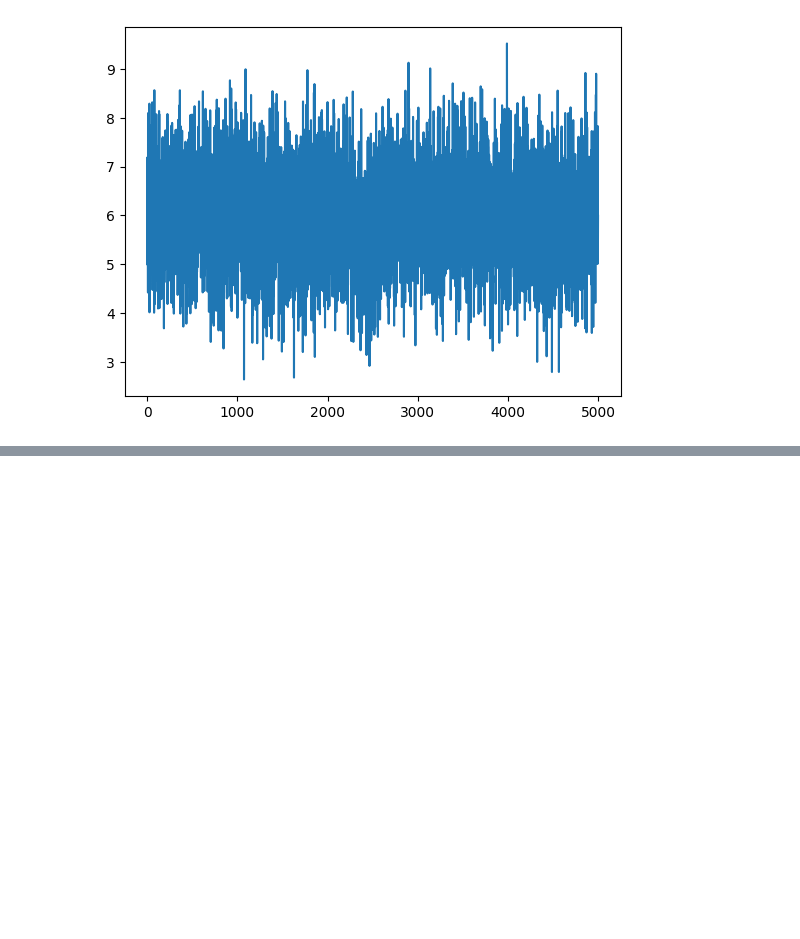
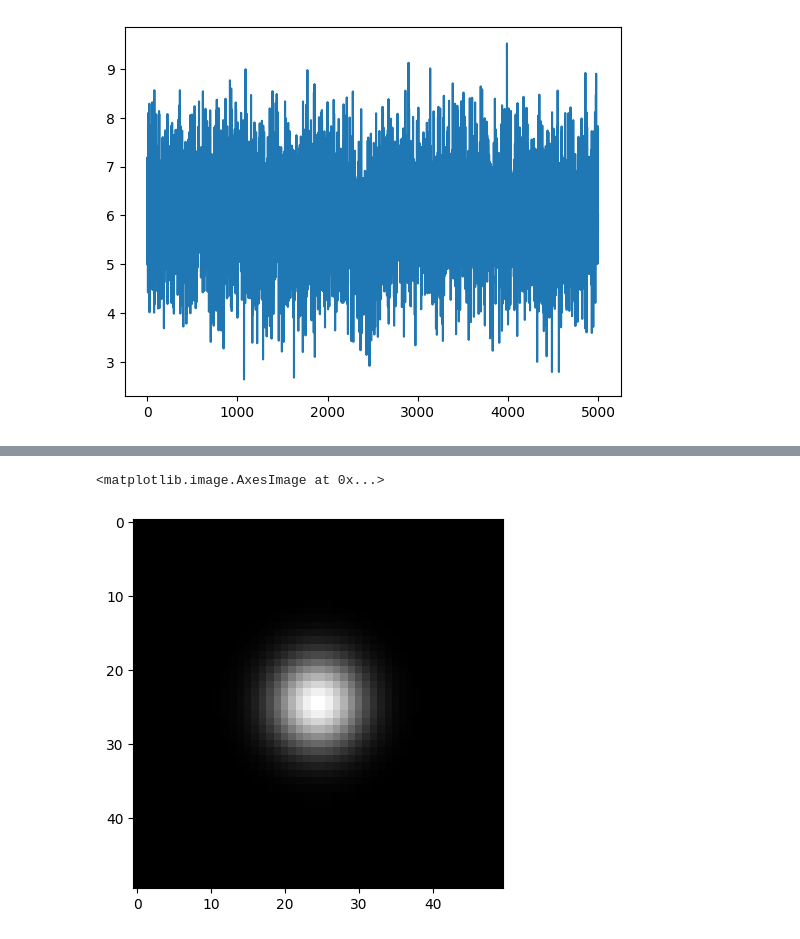
Before and after one commit to yeesem/Python, a Jupyter notebook: Pandas_Deep_Learning_Prerequisites.ipynb, the cells around one changed output, grey strips where cells are left out. Saved outputs shown, nothing was run; the diff lists cells and outputs as text; code cells hidden in the pictures; blank space fills up the shorter version.

```diff
--- a/Pandas_Deep_Learning_Prerequisites.ipynb
+++ b/Pandas_Deep_Learning_Prerequisites.ipynb
@@ -242,0 +287,5 @@ df['Avg. Area House Age'].plot()
+# %%
+plt.imshow(filt,cmap='gray')
+# %% [output]
+<matplotlib.image.AxesImage at 0x...>
+[figure, added]
```
Also changed, not shown: parts of 20 cells of this notebook.
